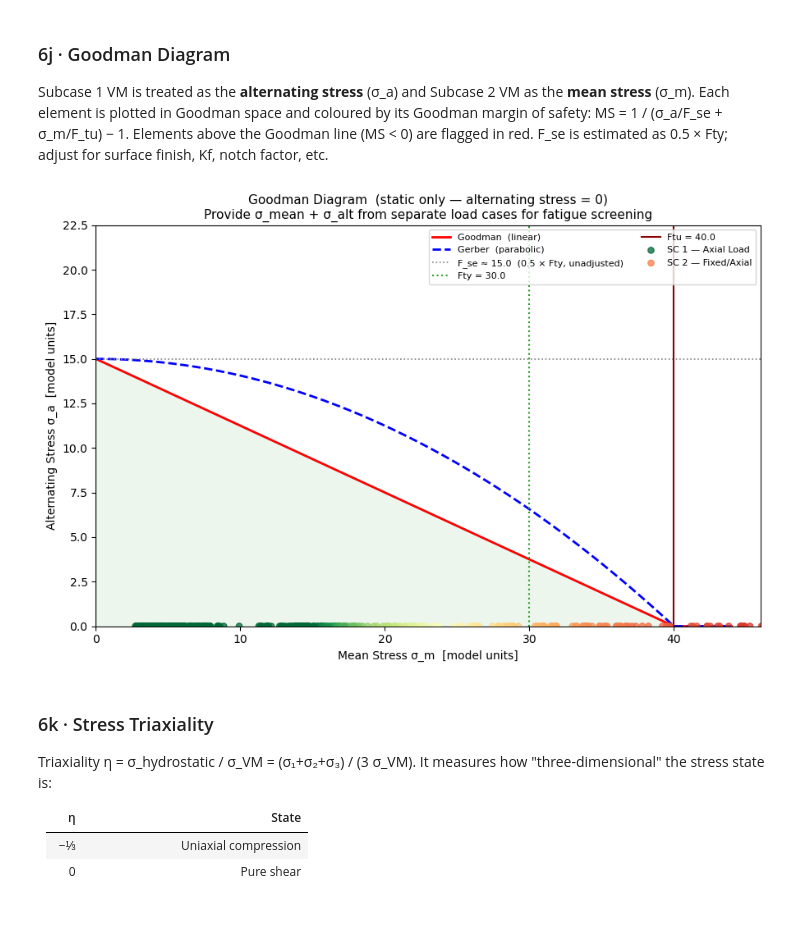
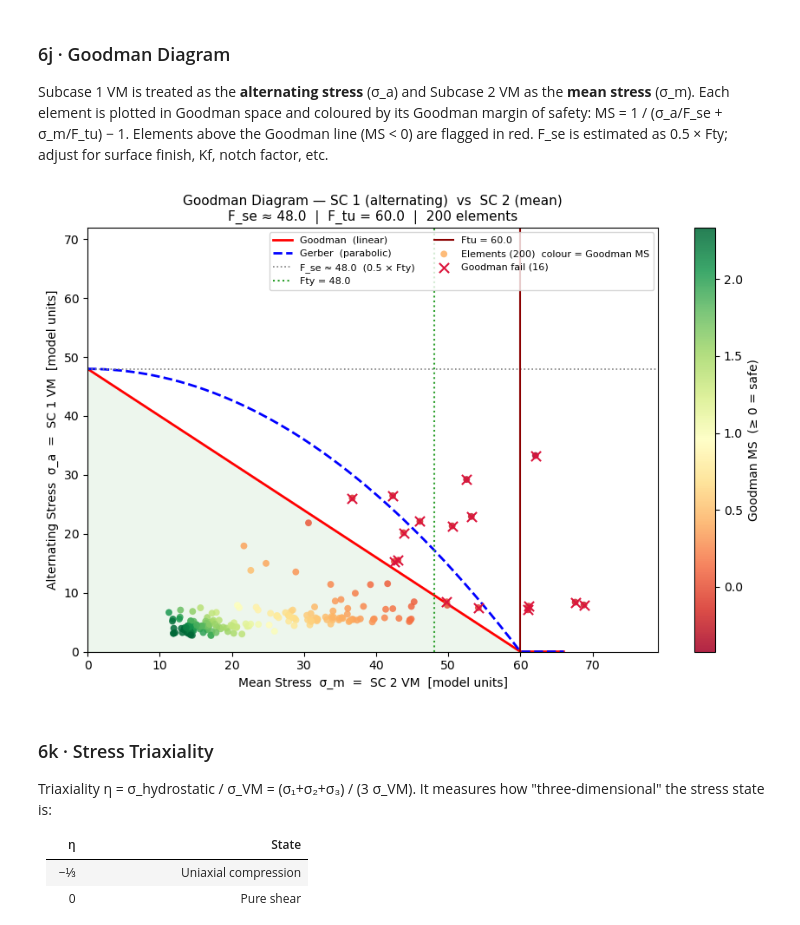
Before and after one commit to echaffey/OP2_reader, a Jupyter notebook: strength_workflow.ipynb, the cells around one changed output. Saved outputs shown, nothing was run; the diff lists cells and outputs as text; code cells hidden in the pictures.

```diff
--- a/strength_workflow.ipynb
+++ b/strength_workflow.ipynb
@@ -145,8 +145,8 @@ $$MS = \frac{F_{tu}}{RF \times \sigma_{VM}} - 1$$
 Adjust `F_TU` (ultimate allowable) and `RF` (reserve factor / load factor) to match your project requirements.
 # %%
 # ── Allowables and load factor ───────────────────────────────────────────────
-F_TY = 30.0    # yield stress allowable   [model units]
-F_TU = 40.0    # ultimate stress allowable [model units]
+F_TY = 48.0    # yield stress allowable   [model units]
+F_TU = 60.0    # ultimate stress allowable [model units]
 RF   = 1.25    # reserve factor (limit load → ultimate load)
 
 # Consistent reference-line spec used across all stress plots.
@@ -749,7 +749,7 @@ Goodman margin of safety: MS = 1 / (σ_a/F_se + σ_m/F_tu) − 1.
 Elements above the Goodman line (MS < 0) are flagged in red.
 F_se is estimated as 0.5 × Fty; adjust for surface finish, Kf, notch factor, etc.
 # %%
-F_SE = 0.5 * F_TY          # unadjusted endurance limit estimate
+F_SE = 1 * F_TY          # unadjusted endurance limit estimate
 
 sigma_m_sweep = np.linspace(0, F_TU * 1.1, 400)
 goodman = np.clip(F_SE * (1 - sigma_m_sweep / F_TU), 0, None)
@@ -786,34 +786,34 @@ norm_j = MplNorm(ms_lo, ms_hi)
 sc_pts = ax_j.scatter(
     gd["sig_m"], gd["sig_a"],
     c=gd["MS_goodman"].clip(ms_lo, ms_hi),
     cmap=cmap_j, norm=norm_j,
     s=32, alpha=0.85, zorder=4, linewidths=0,
     label=f"Elements ({len(gd)})  colour = Goodman MS",
 )
 plt.colorbar(sc_pts, ax=ax_j, label="Goodman MS  (≥ 0 = safe)")
 
 if gd["failed_gd"].any():
     fail_gd = gd[gd["failed_gd"]]
     ax_j.scatter(fail_gd["sig_m"], fail_gd["sig_a"],
                  s=65, marker="x", color="crimson", linewidths=1.5, zorder=5,
                  label=f"Goodman fail ({len(fail_gd)})")
 
 x_max = max(gd["sig_m"].max(), F_TU) * 1.15
 y_max = max(gd["sig_a"].max() * 1.3, F_SE * 1.5)
 ax_j.set_xlim(0, x_max)
 ax_j.set_ylim(0, y_max)
 ax_j.set_xlabel(f"Mean Stress  σ_m  =  SC {sc_mean} VM  [model units]")
 ax_j.set_ylabel(f"Alternating Stress  σ_a  =  SC {sc_alt} VM  [model units]")
 ax_j.set_title(
     f"Goodman Diagram — SC {sc_alt} (alternating)  vs  SC {sc_mean} (mean)\n"
     f"F_se ≈ {F_SE:.1f}  |  F_tu = {F_TU:.1f}  |  {len(gd)} elements",
     fontsize=11,
 )
 ax_j.legend(fontsize=8, loc="upper right", ncol=2)
 plt.tight_layout()
 plt.show()
 # %% [output]
-[figure, old version]
+[figure, new version]
 # %% [markdown]
 ### 6k · Stress Triaxiality
 
```
Also changed, not shown: parts of 17 cells of this notebook, 15 other files.
